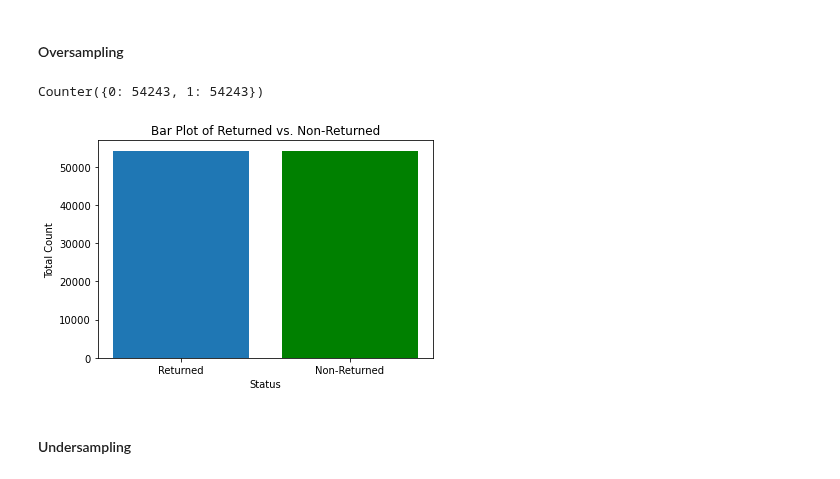
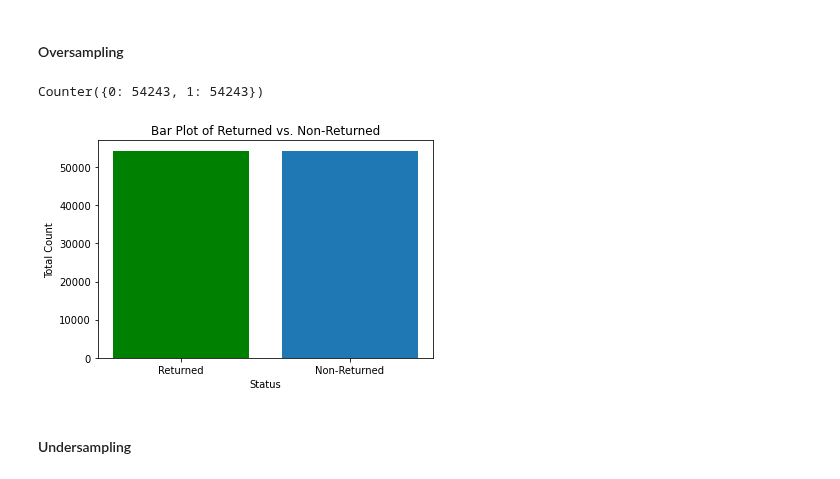
Before and after one commit to s-callejo/AI-Academy-capstone-project-team2, a Jupyter notebook: index.ipynb, the cells around one changed output. Cells and saved outputs as stored; diff of their text form; code cells hidden in the pictures.

Commit message:
edited plots

```diff
--- a/index.ipynb
+++ b/index.ipynb
@@ -417,28 +397,30 @@ Counter({0: 72341, 1: 12373})
 # %%
 from imblearn.over_sampling import RandomOverSampler
 
 # define oversampling strategy
 oversample = RandomOverSampler(sampling_strategy='minority', random_state=125) #This means that if the majority class had 1,000 examples and the minority class had 100,
                                                              # this strategy would oversampling the minority class so that it has 1,000 examples.
 
 Xo_train, yo_train = oversample.fit_resample(X_train, y_train)
 print(Counter(yo_train))
 
 counts2 = yo_train.value_counts()
 plt.bar(counts2.index,
        counts2.values)
 
-plt.gca().patches[0].set_facecolor('green')
+plt.gca().patches[1].set_facecolor('green')
+
+plt.ylim(0,57000)
 
 plt.xlabel('Status')
 plt.ylabel('Total Count')
 plt.title('Bar Plot of Returned vs. Non-Returned')
 plt.xticks(counts2.index,
           ['Non-Returned', 'Returned'])
 plt.show()
 # %% [output]
 Counter({0: 54243, 1: 54243})
-[figure, old version]
+[figure, new version]
 # %% [markdown]
 #### Undersampling
 # %%
```
Also changed, not shown: parts of 4 cells of this notebook.
